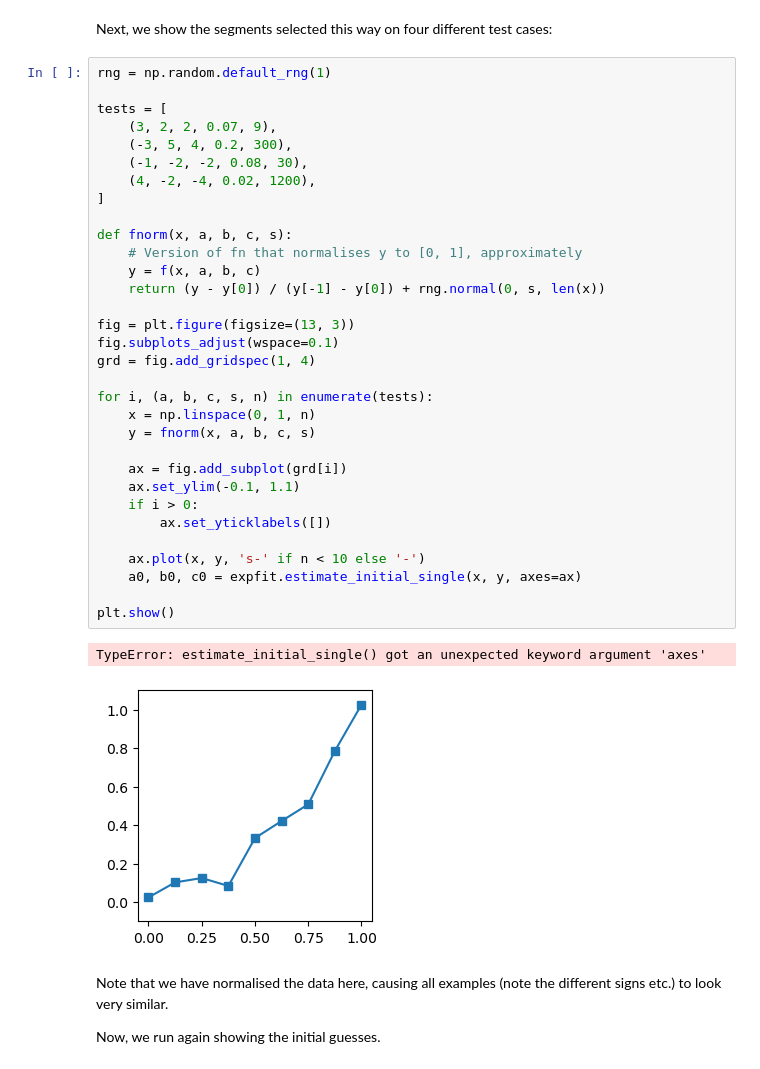
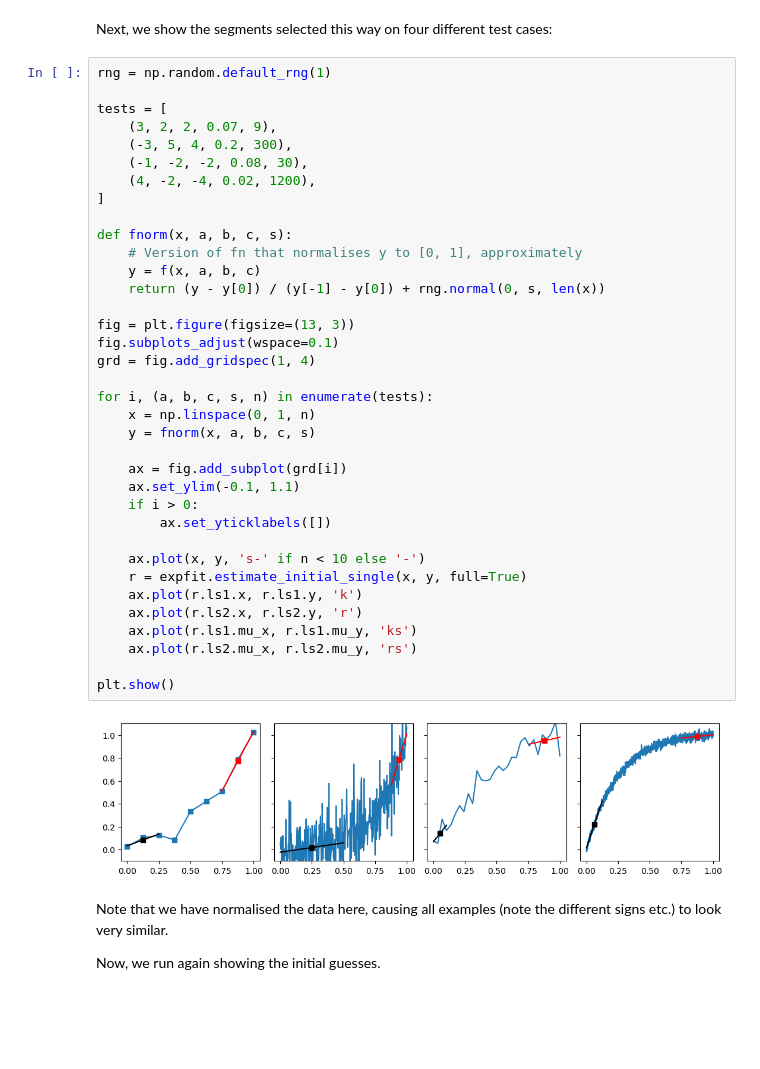
Before and after one commit to myokit/expfit, a Jupyter notebook: docs/expfit-1-single-estimate.ipynb, the cells around one changed output. Cells and saved outputs as stored; diff of their text form; blank space fills up the shorter version.

Commit message:
Single estimates working again

```diff
--- a/docs/expfit-1-single-estimate.ipynb
+++ b/docs/expfit-1-single-estimate.ipynb
@@ -164,36 +142,39 @@ rng = np.random.default_rng(1)
 
 tests = [
     (3, 2, 2, 0.07, 9),
     (-3, 5, 4, 0.2, 300),
     (-1, -2, -2, 0.08, 30),
     (4, -2, -4, 0.02, 1200),
 ]
 
 def fnorm(x, a, b, c, s):
     # Version of fn that normalises y to [0, 1], approximately
     y = f(x, a, b, c)
     return (y - y[0]) / (y[-1] - y[0]) + rng.normal(0, s, len(x))
 
 fig = plt.figure(figsize=(13, 3))
 fig.subplots_adjust(wspace=0.1)
 grd = fig.add_gridspec(1, 4)
 
 for i, (a, b, c, s, n) in enumerate(tests):
     x = np.linspace(0, 1, n)
     y = fnorm(x, a, b, c, s)
 
     ax = fig.add_subplot(grd[i])
     ax.set_ylim(-0.1, 1.1)
     if i > 0:
         ax.set_yticklabels([])
 
     ax.plot(x, y, 's-' if n < 10 else '-')
-    a0, b0, c0 = expfit.estimate_initial_single(x, y, axes=ax)
+    r = expfit.estimate_initial_single(x, y, full=True)
+    ax.plot(r.ls1.x, r.ls1.y, 'k')
+    ax.plot(r.ls2.x, r.ls2.y, 'r')
+    ax.plot(r.ls1.mu_x, r.ls1.mu_y, 'ks')
+    ax.plot(r.ls2.mu_x, r.ls2.mu_y, 'rs')
 
 plt.show()
 # %% [output]
-TypeError: estimate_initial_single() got an unexpected keyword argument 'axes'
-[figure, old version]
+[figure, new version]
 # %% [markdown]
 Note that we have normalised the data here, causing all examples (note the different signs etc.) to look very similar.
 
```
Also changed, not shown: parts of 22 cells of this notebook, 10 other files.
